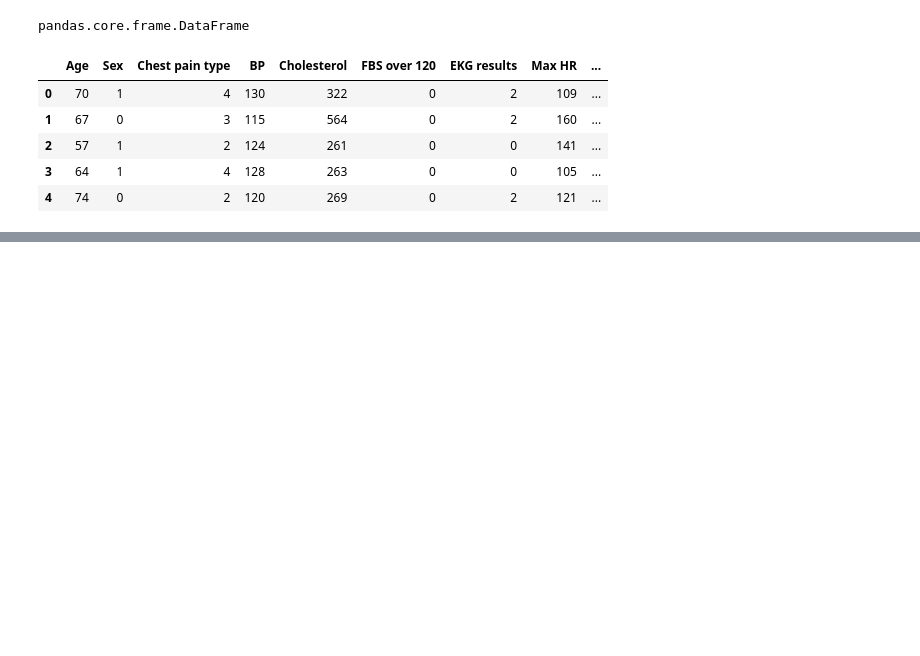
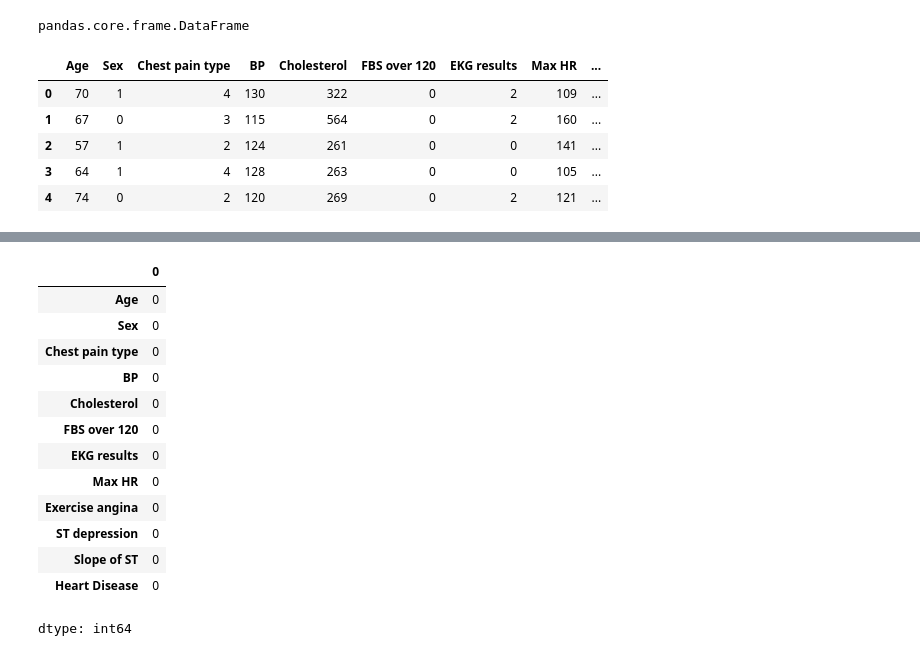
Before and after one commit to marcossiliprandi/MVP_An-lise-de-Dados_Boas-Pr-ticas, a Jupyter notebook: MVP_Doenças_cardiovasculares.ipynb, the cells around one changed output, grey strips where cells are left out. Cells and saved outputs as stored; diff of their text form; code cells hidden in the pictures; blank space fills up the shorter version.

```diff
--- a/MVP_Doenças_cardiovasculares.ipynb
+++ b/MVP_Doenças_cardiovasculares.ipynb
@@ -68,0 +110,19 @@ Heart_Disease.head()
+# %%
+# Verificando valores nulos
+
+Heart_Disease.isnull().sum()
+# %% [output]
+|  | 0 |
+| Age | 0 |
+| Sex | 0 |
+| Chest pain type | 0 |
+| BP | 0 |
+| Cholesterol | 0 |
+| FBS over 120 | 0 |
+| EKG results | 0 |
+| Max HR | 0 |
+| Exercise angina | 0 |
+| ST depression | 0 |
+| Slope of ST | 0 |
+| Heart Disease | 0 |
+dtype: int64
```
Also changed, not shown: parts of 6 cells of this notebook.
